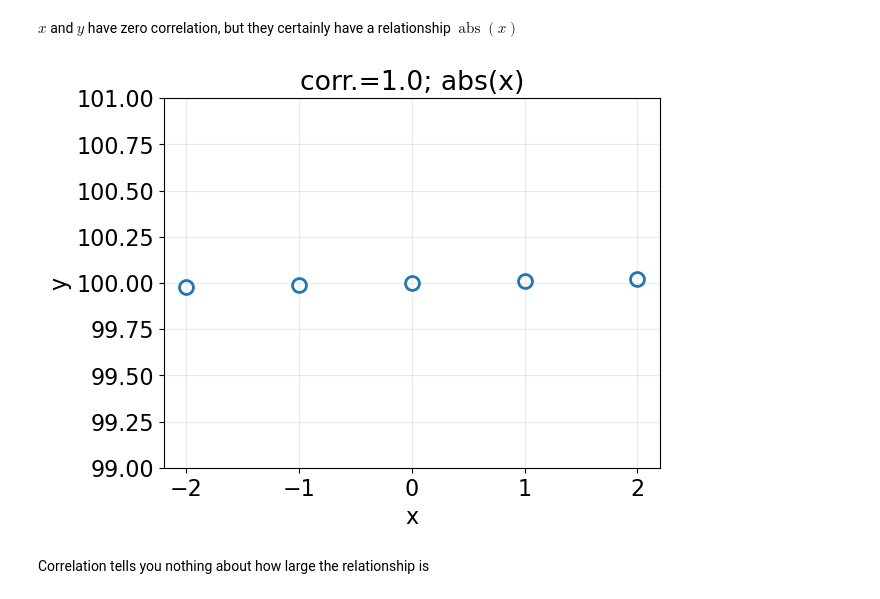
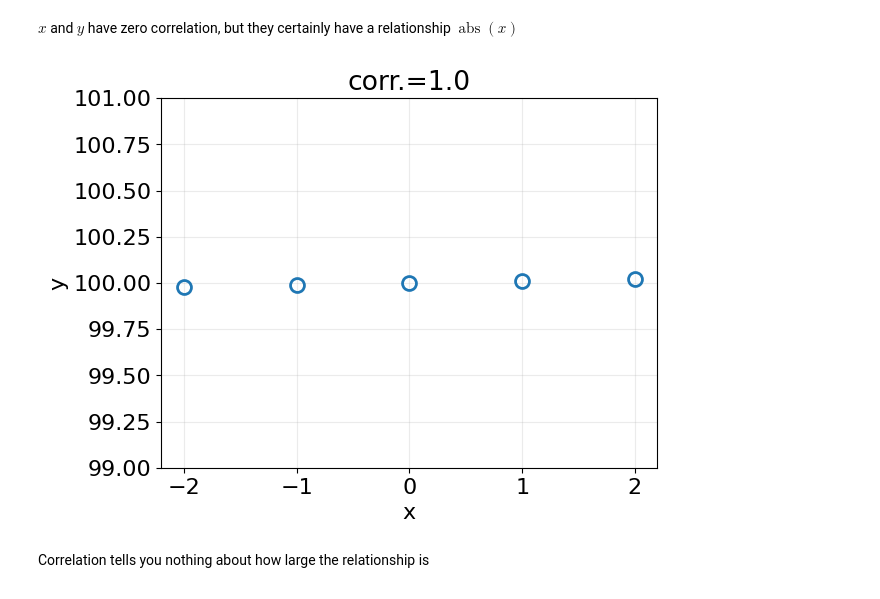
Before and after one commit to LugoBlogger/AK-201-426-data-science, a Jupyter notebook: ch-05-stats.ipynb, the cells around one changed output. Cells and saved outputs as stored; diff of their text form; code cells hidden in the pictures.

```diff
--- a/ch-05-stats.ipynb
+++ b/ch-05-stats.ipynb
@@ -458,21 +460,21 @@ $\operatorname{abs}(x)$
 # %%
 fig, ax = plt.subplots()
 
 x = [-2, -1, 0, 1, 2]
 y = [99.98, 99.99, 100, 100.01, 100.02]
 
 ax.plot(x, y, marker="o", markersize=10, markerfacecolor="None",
   linestyle="None", markeredgewidth=2)
 
 ax.set_xlabel("x")
 ax.set_ylabel("y")
 ax.set_ylim([99, 101])
 ax.grid("on")
-ax.set_title(f"corr.={correlation(x, y)}; abs(x)")
+ax.set_title(f"corr.={correlation(x, y)}")
 
 plt.show(fig)
 # %% [output]
-[figure, old version]
+[figure, new version]
 # %% [markdown]
 Correlation tells you nothing about how large the relationship is
 # %% [markdown]
```
Also changed, not shown: parts of 6 cells of this notebook, 6 other files.
